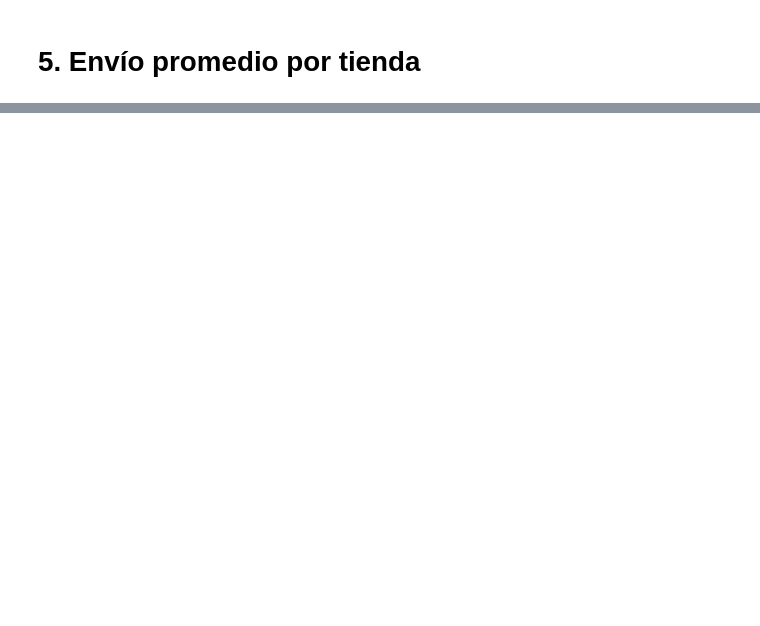
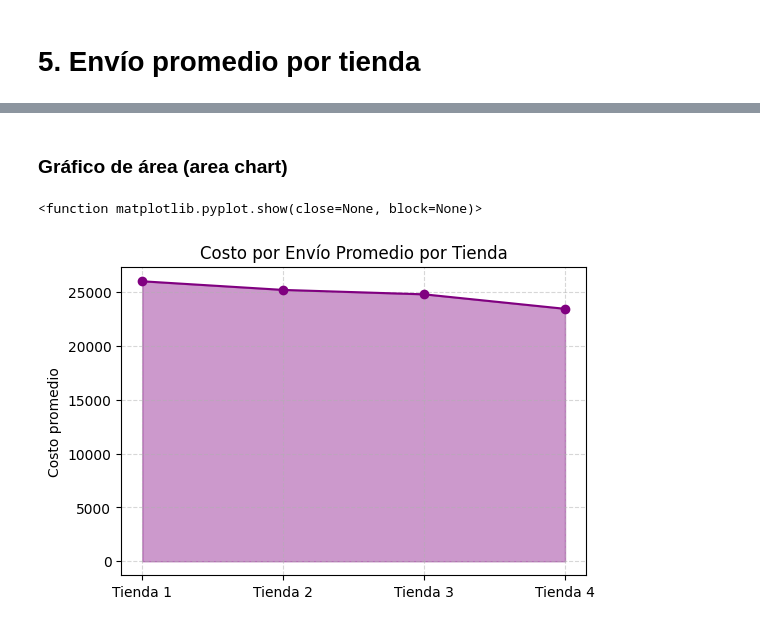
Before and after one commit to Liuz8/Analisis_Datos_Store_Proyecto, a Jupyter notebook: AluraStoreLatam.ipynb, the cells around one changed output, grey strips where cells are left out. Saved outputs shown, nothing was run; the diff lists cells and outputs as text; code cells hidden in the pictures; blank space fills up the shorter version.

```diff
--- a/AluraStoreLatam.ipynb
+++ b/AluraStoreLatam.ipynb
@@ -307,0 +371,13 @@ Name: count, dtype: int64
+# %% [markdown]
+### Gráfico de área (area chart)
+# %%
+plt.figure(figsize=(6,4))
+plt.fill_between(nombres_tiendas, promedios_envio, color='purple', alpha=0.4)
+plt.plot(nombres_tiendas, promedios_envio, marker='o', color='purple')
+plt.title('Costo por Envío Promedio por Tienda')
+plt.ylabel('Costo promedio')
+plt.grid(True, linestyle='--', alpha=0.5)
+plt.show
+# %% [output]
+<function matplotlib.pyplot.show(close=None, block=None)>
+[figure, added]
```
Also changed, not shown: parts of 15 cells of this notebook.
